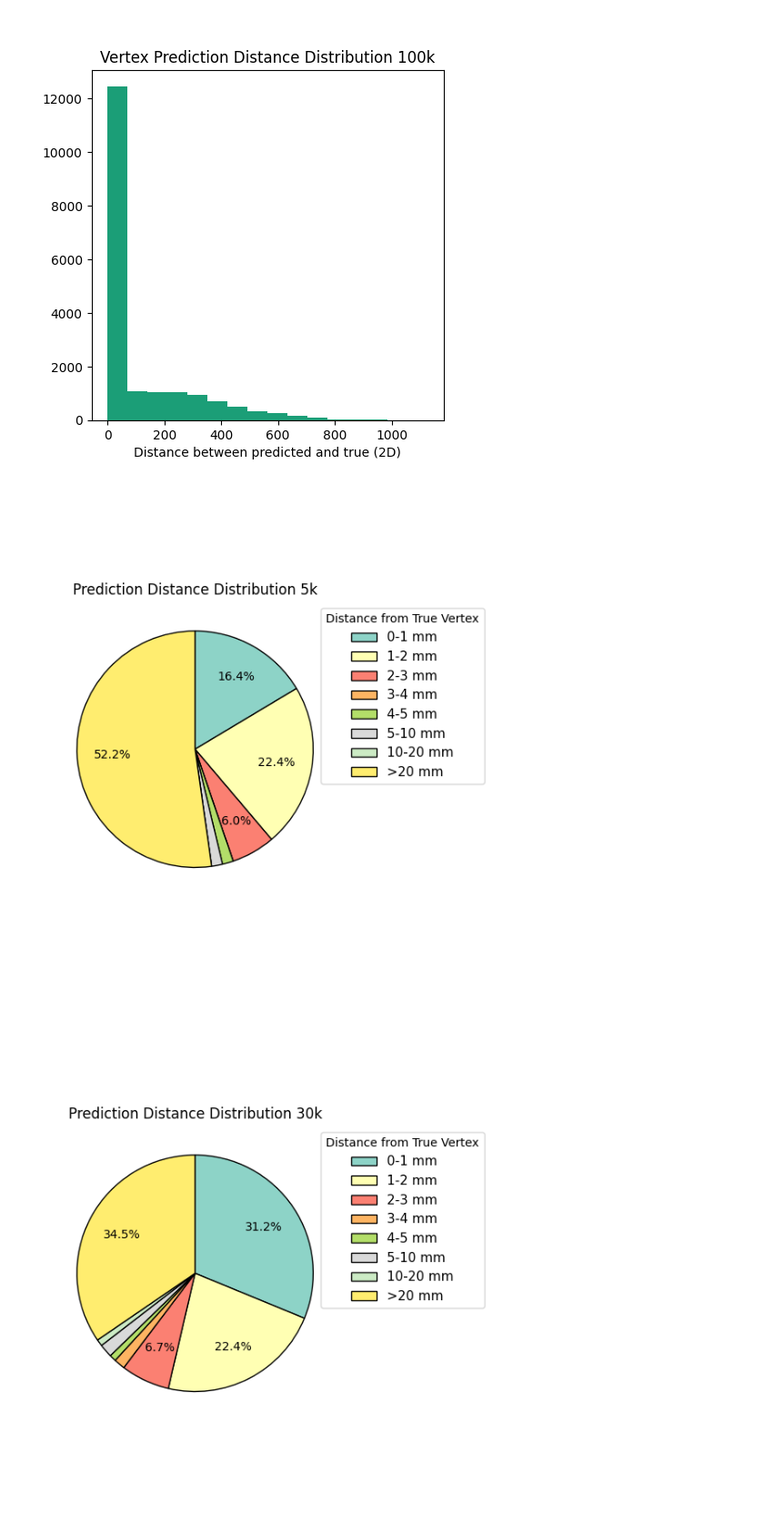
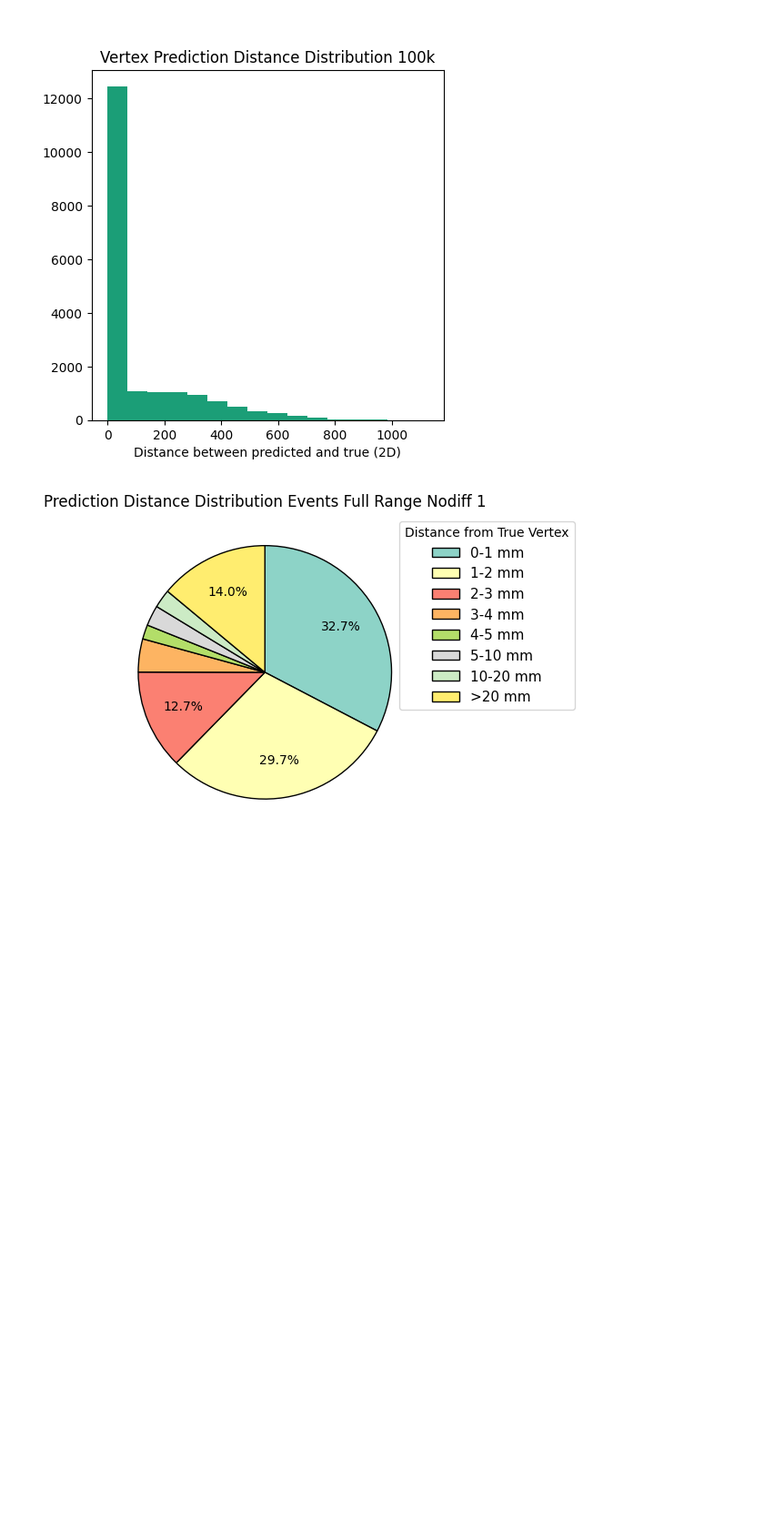
Before and after one commit to Rei-Jones/next-machine-learning, a Jupyter notebook: Machine_Learning/analysis/vertex_predictions.ipynb, the cells around one changed output. Shown at 91% size. Saved outputs shown, nothing was run; the diff lists cells and outputs as text; code cells hidden in the pictures; blank space fills up the shorter version.

```diff
--- a/Machine_Learning/analysis/vertex_predictions.ipynb
+++ b/Machine_Learning/analysis/vertex_predictions.ipynb
@@ -316,7 +350,9 @@ nodiff_full_df = pd.read_json("/home/rei/NEXT/vertex_ML/analysis/nodiff_full.jso
+# %%
+nodiff_full_df = pd.read_json("/home/rei/NEXT/vertex_ML/analysis/event_data/events_full_range_nodiff_1.jsonl", lines=True)
 # %%
-five_full_df = pd.read_json("/home/rei/NEXT/vertex_ML/analysis/5.0percent_full.jsonl", lines=True)
+five_full_df = pd.read_json("/home/rei/NEXT/vertex_ML/analysis/event_data/events_full_range_5.0percent_1.jsonl", lines=True)
 # %%
-zero_one_full_df = pd.read_json("/home/rei/NEXT/vertex_ML/analysis/0.1percent_full.jsonl", lines=True)
+zero_one_full_df = pd.read_json("/home/rei/NEXT/vertex_ML/analysis/event_data/events_full_range_0.1percent_1.jsonl", lines=True)
 # %%
 nodiff_full_df.head()
 # %% [output]
@@ -330,4 +370,4 @@ nodiff_full_df.head()
 # %%
-vertex_df_5k = get_vertex_df("/home/rei/NEXT/vertex_ML/yolo_data/detect/predict_5k/labels", five_full_df, zero_one_full_df, nodiff_full_df)
-vertex_df_30k = get_vertex_df("/home/rei/NEXT/vertex_ML/yolo_data/detect/predict_30k/labels", five_full_df, zero_one_full_df, nodiff_full_df)
-vertex_df_nodiff = get_vertex_df("/home/rei/NEXT/vertex_ML/yolo_data/detect/predict_nodiff", five_full_df, zero_one_full_df, nodiff_full_df)
+vertex_df_nodiff = get_vertex_df("/home/rei/NEXT/vertex_ML/yolo_data/detect/events_full_range_nodiff_t1_predict", five_full_df, zero_one_full_df, nodiff_full_df)
+vertex_df_5percent = get_vertex_df("/home/rei/NEXT/vertex_ML/yolo_data/detect/events_full_range_5.0percent_t1_predict", five_full_df, zero_one_full_df, nodiff_full_df)
+vertex_df_0_1percent = get_vertex_df("/home/rei/NEXT/vertex_ML/yolo_data/detect/events_full_range_0.1percent_t1_predict", five_full_df, zero_one_full_df, nodiff_full_df)
@@ -421,9 +511,6 @@ plot_hist_dist(vertex_df_nodiff, "Vertex Prediction Distance Distribution 100k")
 [figure]
 # %%
 distance_ranges = [1, 2, 3, 4, 5, 10, 20]
-percent_pie_chart(vertex_df_5k, distance_ranges, "Prediction Distance Distribution 5k")
-percent_pie_chart(vertex_df_30k, distance_ranges, "Prediction Distance Distribution 30k")
-percent_pie_chart(vertex_df_nodiff, distance_ranges, "Prediction Distance Distribution nodiff")
+percent_pie_chart(vertex_df_nodiff, distance_ranges, "Prediction Distance Distribution Events Full Range Nodiff 1")
 # %% [output]
-[figure, old version]
+[figure, new version]
-[figure, removed]
```
Also changed, not shown: parts of 19 cells of this notebook, 3 other files.
